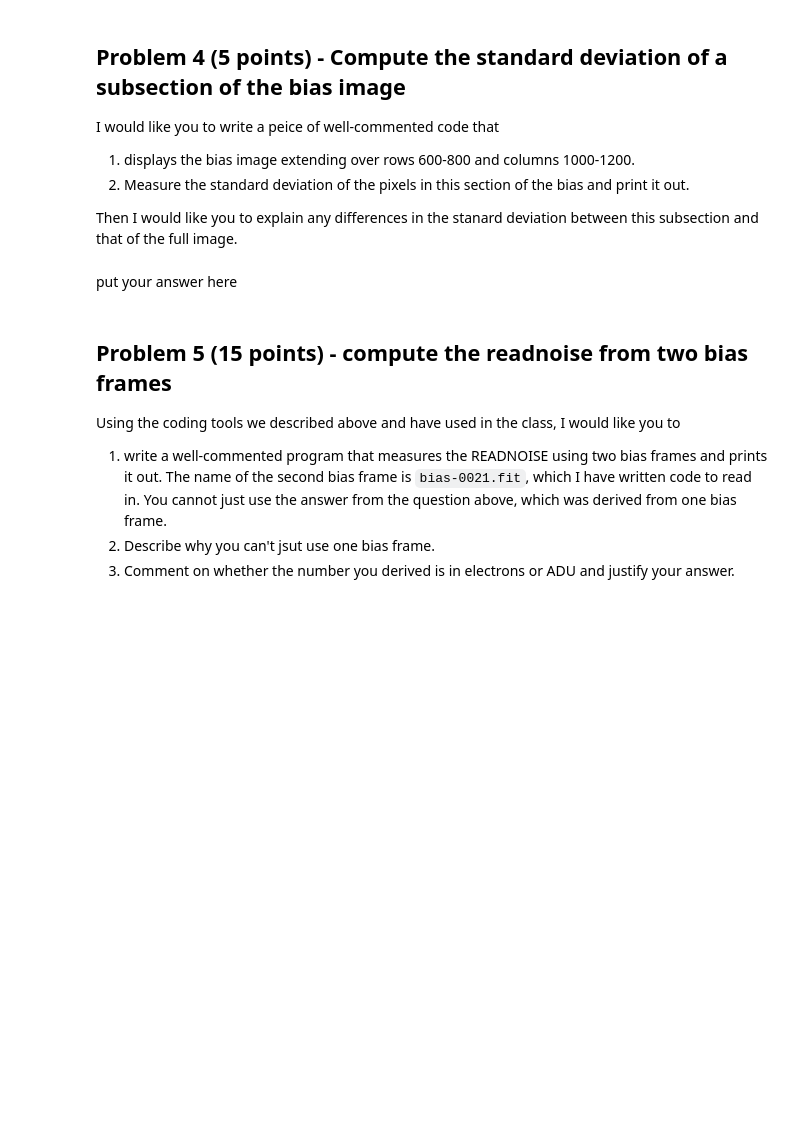
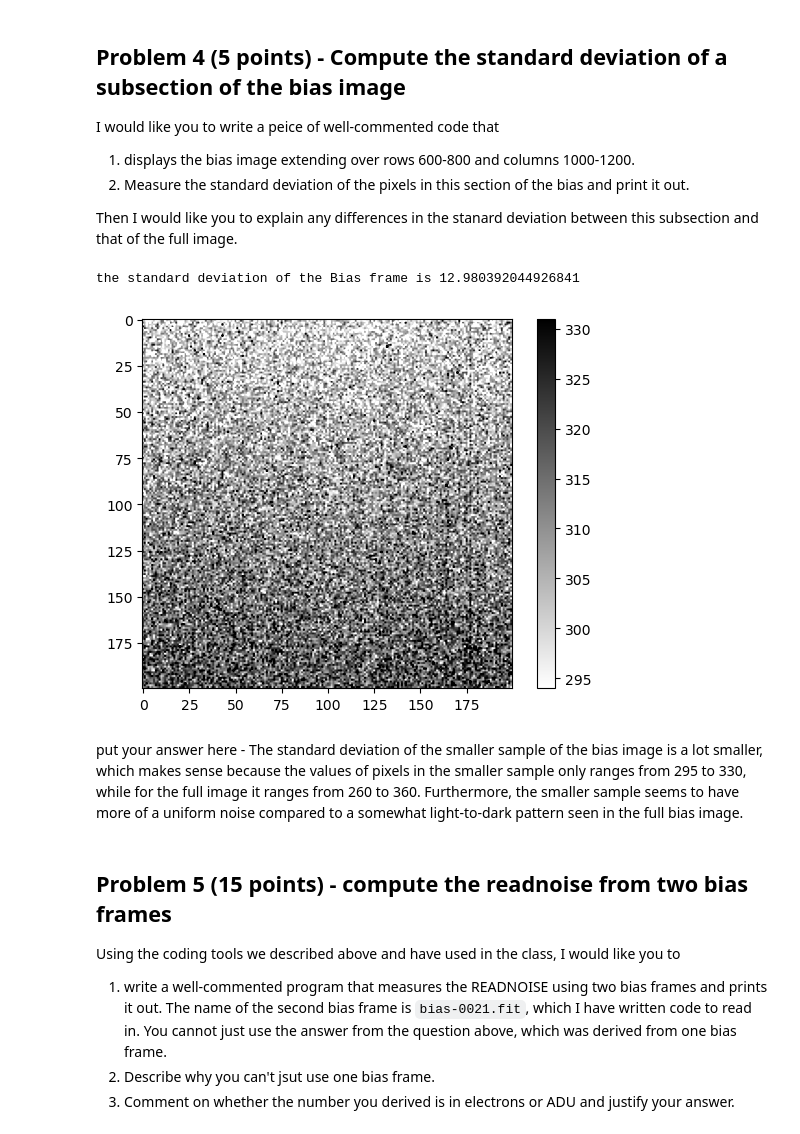
Before and after one commit to Colouss/Reductionproject_Student, a Jupyter notebook: characterize_CCD_student.ipynb, the cells around one changed output. Cells and saved outputs as stored; diff of their text form; code cells hidden in the pictures; blank space fills up the shorter version.

```diff
--- a/characterize_CCD_student.ipynb
+++ b/characterize_CCD_student.ipynb
@@ -164,5 +154,14 @@ Then I would like you to explain any differences in the stanard deviation betwee
-# %% [markdown]
-put your answer here
+# %%
+#Put your code here
+#***********************
+small_bias1 = data_bias1[599:799,999:1199]
+imdisplay(small_bias1)
+print("the standard deviation of the Bias frame is", np.std(small_bias1))
+# %% [output]
+the standard deviation of the Bias frame is 12.980392044926841
+[figure, added]
+# %% [markdown]
+put your answer here - The standard deviation of the smaller sample of the bias image is a lot smaller, which makes sense because the values of pixels in the smaller sample only ranges from 295 to 330, while for the full image it ranges from 260 to 360. Furthermore, the smaller sample seems to have more of a uniform noise compared to a somewhat light-to-dark pattern seen in the full bias image.
 # %% [markdown]
 ## Problem 5 (15 points) - compute the readnoise from two bias frames
 Using the coding tools we described above and have used in the class, I would like you to
```
Also changed, not shown: parts of 8 cells of this notebook.
